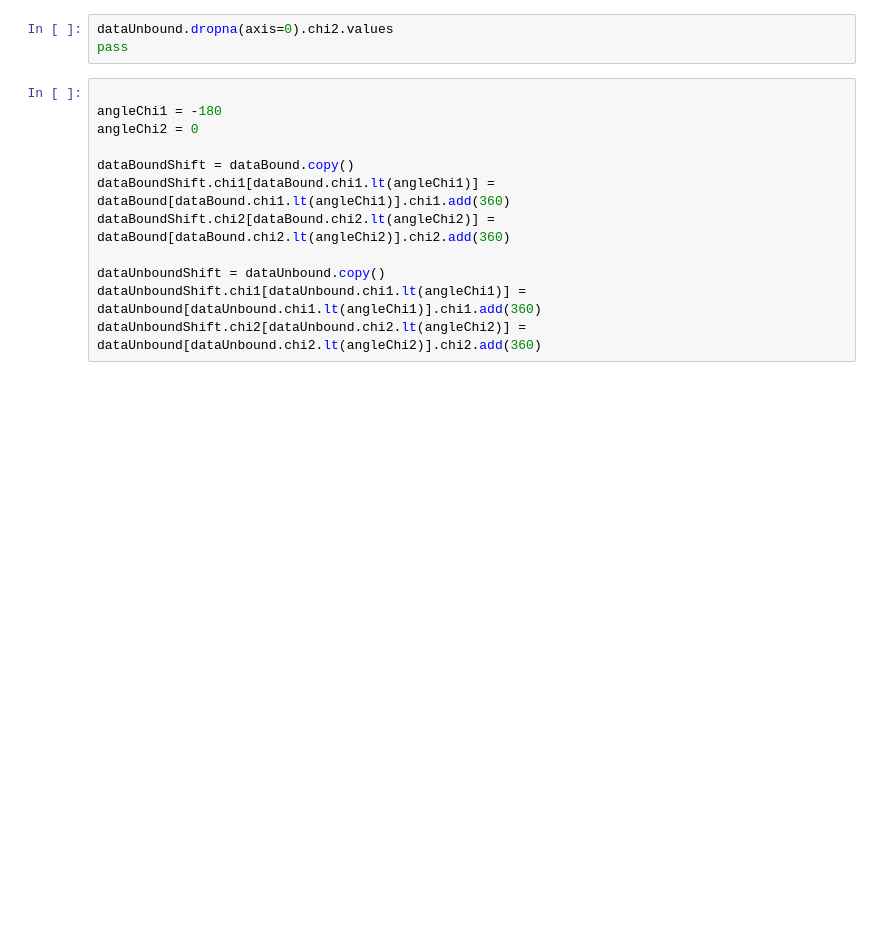
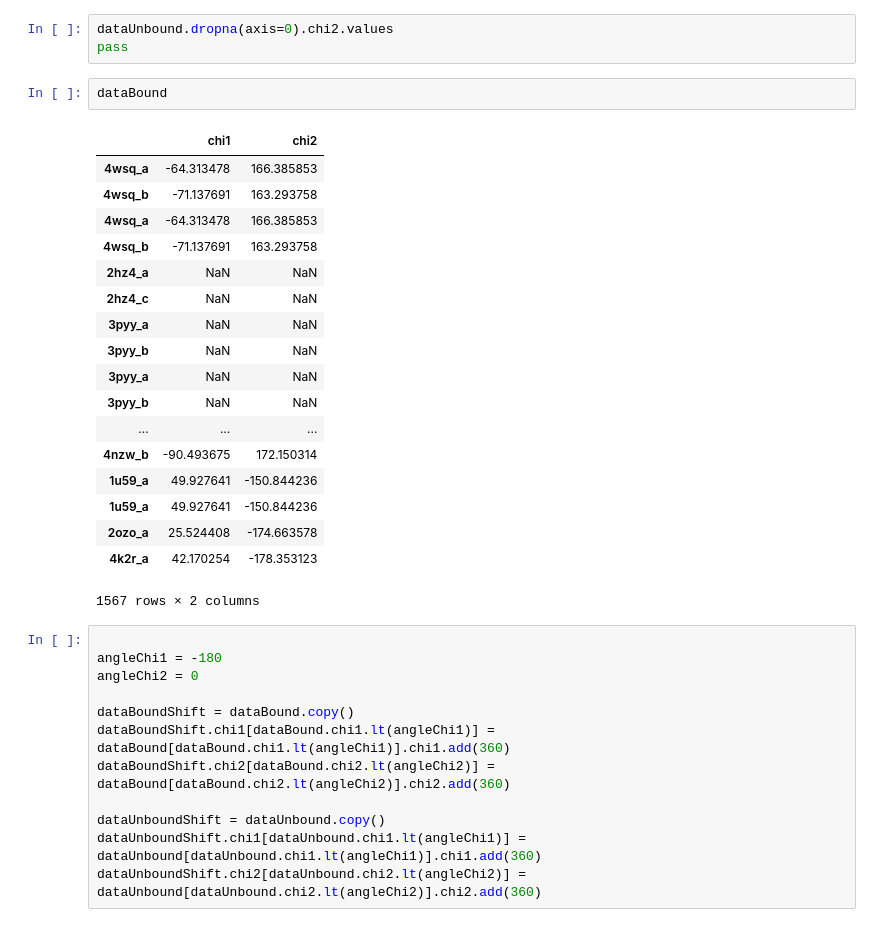
Before and after one commit to cardboard-king/KinStruct, a Jupyter notebook: scripting.ipynb, the cells around one changed output. Drawn from its saved outputs; the diff is of its cells as text; blank space fills up the shorter version.

Commit message:
updated stored data

```diff
--- a/scripting.ipynb
+++ b/scripting.ipynb
@@ -251,6 +251,27 @@ dataUnbound.to_csv("/Users/matthias/Documents/hibit.in/development/KinStruct/dat
 # %%
 dataUnbound.dropna(axis=0).chi2.values
 pass
+# %%
+dataBound
+# %% [output]
+|  | chi1 | chi2 |
+| 4wsq_a | -64.313478 | 166.385853 |
+| 4wsq_b | -71.137691 | 163.293758 |
+| 4wsq_a | -64.313478 | 166.385853 |
+| 4wsq_b | -71.137691 | 163.293758 |
+| 2hz4_a | NaN | NaN |
+| 2hz4_c | NaN | NaN |
+| 3pyy_a | NaN | NaN |
+| 3pyy_b | NaN | NaN |
+| 3pyy_a | NaN | NaN |
+| 3pyy_b | NaN | NaN |
+| ... | ... | ... |
+| 4nzw_b | -90.493675 | 172.150314 |
+| 1u59_a | 49.927641 | -150.844236 |
+| 1u59_a | 49.927641 | -150.844236 |
+| 2ozo_a | 25.524408 | -174.663578 |
+| 4k2r_a | 42.170254 | -178.353123 |
+1567 rows × 2 columns
 # %%
 
 angleChi1 = -180
```
Also changed, not shown: parts of 1 cell of this notebook, 4 other files.
